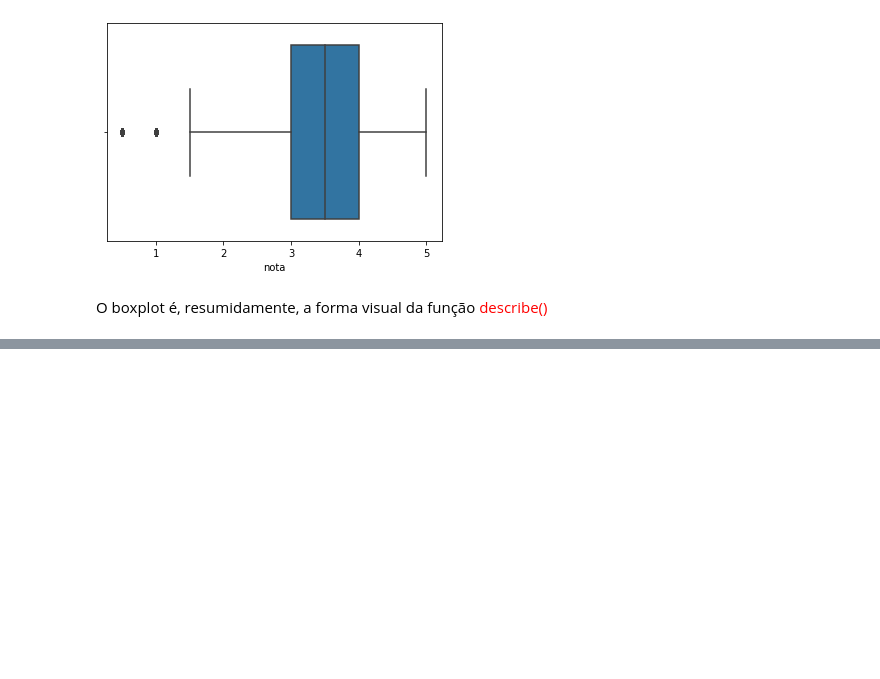
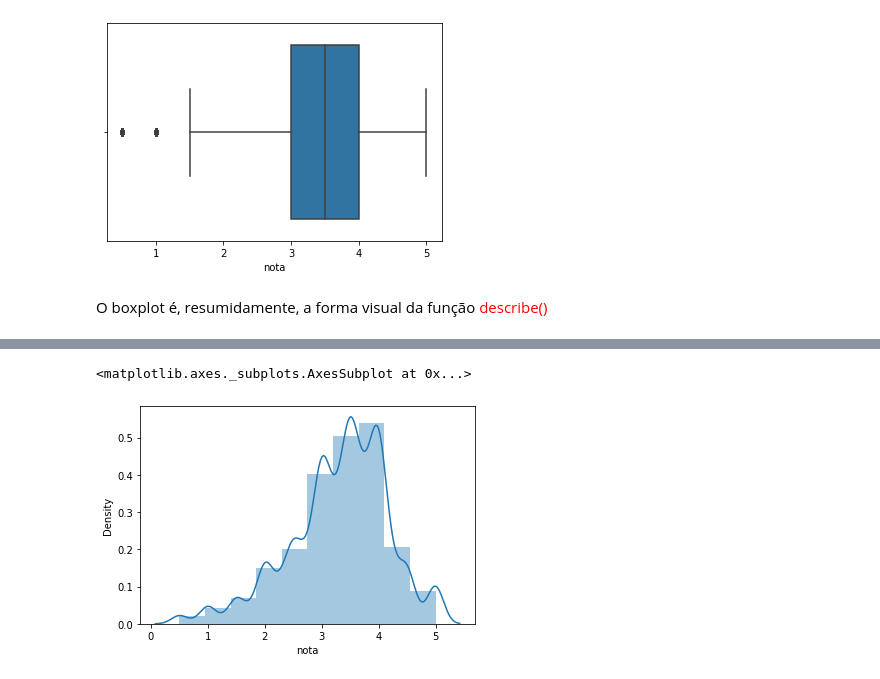
Before and after one commit to jeanhrsouza/data-science-primeiros-passos, a Jupyter notebook: Introducao_a_Data_Science.ipynb, the cells around one changed output, grey strips where cells are left out. Cells and saved outputs as stored; diff of their text form; code cells hidden in the pictures; blank space fills up the shorter version.

```diff
--- a/Introducao_a_Data_Science.ipynb
+++ b/Introducao_a_Data_Science.ipynb
@@ -134,0 +213,6 @@ O boxplot é, resumidamente, a forma visual da função <font color="red">descri
+# %%
+# Gráfico de distribuição
+sns.distplot(medias_por_filme, bins = 10)
+# %% [output]
+<matplotlib.axes._subplots.AxesSubplot at 0x...>
+[figure, added]
```
Also changed, not shown: parts of 26 cells of this notebook.
